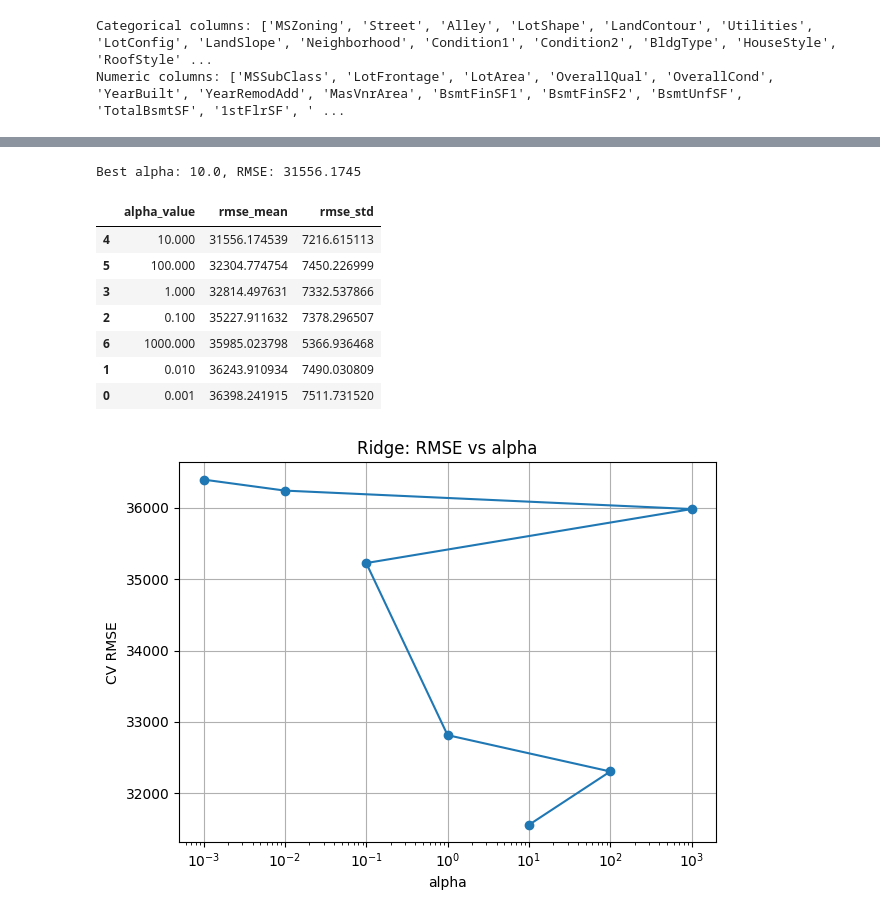
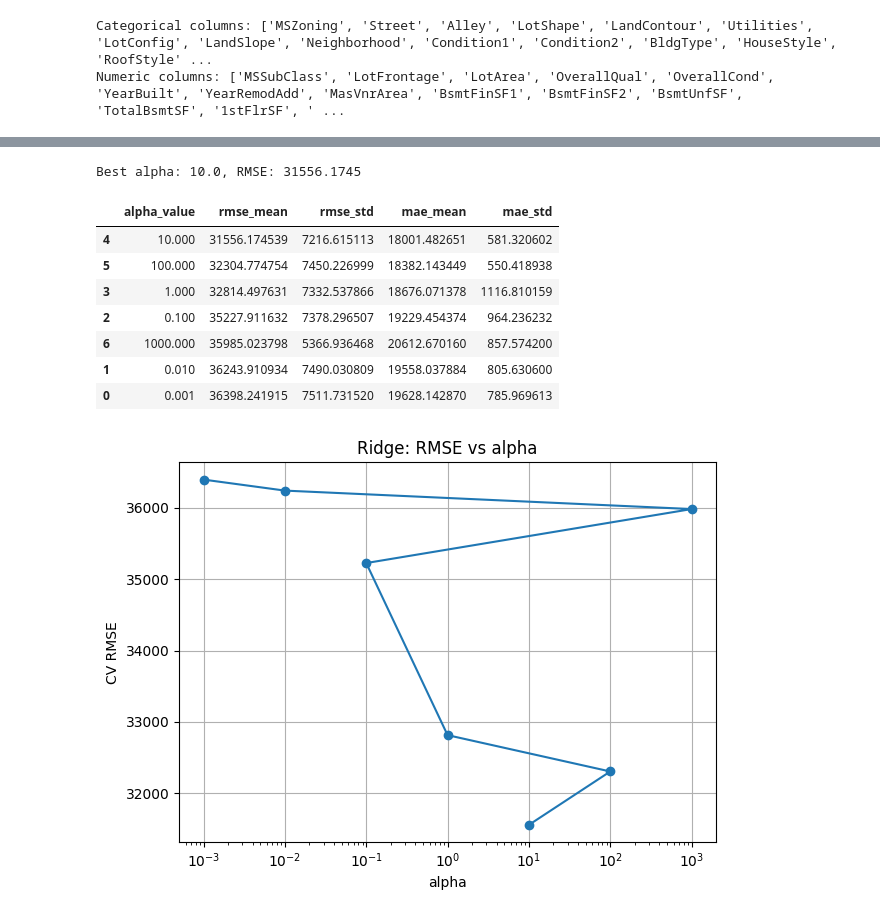
Before and after one commit to Uvlazhnitel/House-prices-regression, a Jupyter notebook: notebooks/03_ridge_lasso_alpha_search.ipynb, the cells around one changed output, grey strips where cells are left out. Drawn from its saved outputs; the diff is of its cells as text; code cells hidden in the pictures.

```diff
--- a/notebooks/03_ridge_lasso_alpha_search.ipynb
+++ b/notebooks/03_ridge_lasso_alpha_search.ipynb
@@ -44,3 +36,8 @@ X_train, X_test, y_train, y_test = train_test_split(
+# %%
+train_idx = np.load(SPLITS_DIR / "train_indices.npy")
+
+X_train = X.loc[train_idx].copy()
+y_train = y.loc[train_idx].copy()
 # %%
 # Identify numeric and categorical columns
 numeric_cols = X_train.select_dtypes(include=["int64", "float64"]).columns.to_list()
@@ -107,6 +104,12 @@ Pipeline(steps=[('preprocessor',
                 ('regressor', LinearRegression())])
 # %%
 cv = KFold(n_splits=5, shuffle=True, random_state=RANDOM_STATE)
+# %%
+# Evaluate each model using cross-validation
+scoring = {
+    "rmse":"neg_root_mean_squared_error",
+    "mae":"neg_mean_absolute_error",
+}
 # %%
 alpha_results = []
 
@@ -118,47 +121,50 @@ for alpha in alpha_values:
         steps=[
             ("preprocessor", preprocessor),
             ("regressor", Ridge(alpha=alpha)),
         ]
     )
 
     cv_scores = cross_validate(
         pipeline,
         X_train,
         y_train,
         cv=cv,
-        scoring="neg_root_mean_squared_error",
+        scoring=scoring,
         n_jobs=-1,
         return_train_score=False,
     )
 
-    rmse_values = -cv_scores["test_score"]
+    rmse_values = -cv_scores["test_rmse"]
+    mae_values = -cv_scores["test_mae"]
 
-    alpha_result = {
+    ridge_result = {
         "alpha_value": alpha,
         "rmse_mean": rmse_values.mean(),
         "rmse_std": rmse_values.std(),
+        "mae_mean": mae_values.mean(),
+        "mae_std": mae_values.std(),
     }
 
-    alpha_results.append(alpha_result)
+    alpha_results.append(ridge_result)
 
 # Create DataFrame and sort by RMSE mean
 alpha_results_df = pd.DataFrame(alpha_results)
 alpha_results_df = alpha_results_df.sort_values(by="rmse_mean")
 
 # Display the best alpha value
-best_alpha = alpha_results_df.iloc[0]
-print(f"Best alpha: {best_alpha['alpha_value']}, RMSE: {best_alpha['rmse_mean']:.4f}")
+ridge_best_alpha = alpha_results_df.iloc[0]
+print(f"Best alpha: {ridge_best_alpha['alpha_value']}, RMSE: {ridge_best_alpha['rmse_mean']:.4f}")
 alpha_results_df
 # %% [output]
 Best alpha: 10.0, RMSE: 31556.1745
-|  | alpha_value | rmse_mean | rmse_std |
-| 4 | 10.000 | 31556.174539 | 7216.615113 |
-| 5 | 100.000 | 32304.774754 | 7450.226999 |
-| 3 | 1.000 | 32814.497631 | 7332.537866 |
-| 2 | 0.100 | 35227.911632 | 7378.296507 |
-| 6 | 1000.000 | 35985.023798 | 5366.936468 |
-| 1 | 0.010 | 36243.910934 | 7490.030809 |
-| 0 | 0.001 | 36398.241915 | 7511.731520 |
+|  | alpha_value | rmse_mean | rmse_std | mae_mean | mae_std |
+| 4 | 10.000 | 31556.174539 | 7216.615113 | 18001.482651 | 581.320602 |
+| 5 | 100.000 | 32304.774754 | 7450.226999 | 18382.143449 | 550.418938 |
+| 3 | 1.000 | 32814.497631 | 7332.537866 | 18676.071378 | 1116.810159 |
+| 2 | 0.100 | 35227.911632 | 7378.296507 | 19229.454374 | 964.236232 |
+| 6 | 1000.000 | 35985.023798 | 5366.936468 | 20612.670160 | 857.574200 |
+| 1 | 0.010 | 36243.910934 | 7490.030809 | 19558.037884 | 805.630600 |
+| 0 | 0.001 | 36398.241915 | 7511.731520 | 19628.142870 | 785.969613 |
 # %%
 alpha_results_df.to_csv(REPORTS_DIR / "ridge_alpha_search.csv", index=False)
 # %%
```
Also changed, not shown: parts of 5 cells of this notebook, 4 other files.
